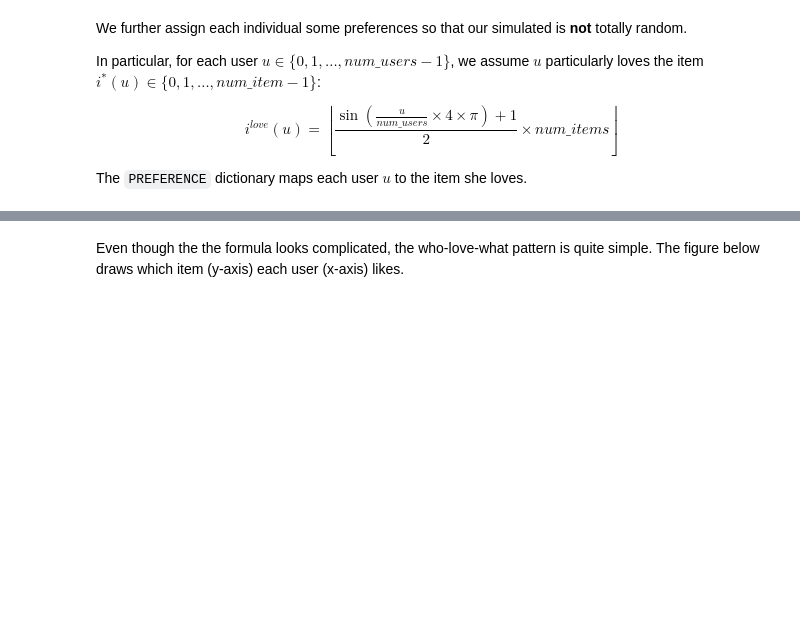
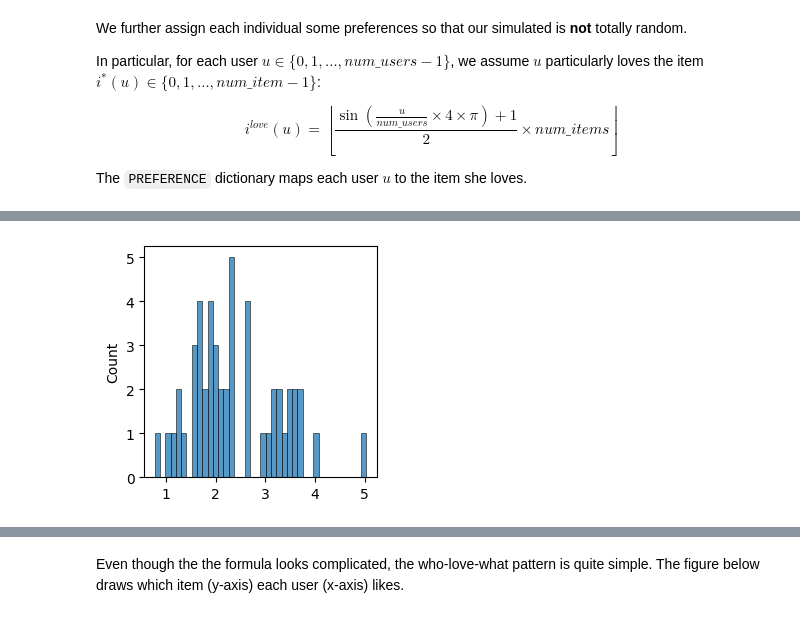
Before and after one commit to gsbDBI/bemb, a Jupyter notebook: tutorials/simulation/simulation_study_paper_demo.ipynb, the cells around one changed output, grey strips where cells are left out. Saved outputs shown, nothing was run; the diff lists cells and outputs as text; code cells hidden in the pictures; blank space fills up the shorter version.

```diff
--- a/tutorials/simulation/simulation_study_paper_demo.ipynb
+++ b/tutorials/simulation/simulation_study_paper_demo.ipynb
@@ -42,0 +81,7 @@ The `PREFERENCE` dictionary maps each user $u$ to the item she loves.
+# %%
+beta_item = torch.randn(num_items) + 3
+beta_item = beta_item * ((item_price - torch.min(item_price))/ torch.max(item_price) + 0.5)
+beta_item += torch.randn_like(beta_item)*torch.std(beta_item)/10
+plot_tensor(beta_item)
+# %% [output]
+[figure, added]
```
Also changed, not shown: parts of 31 cells of this notebook, 2 other files.
